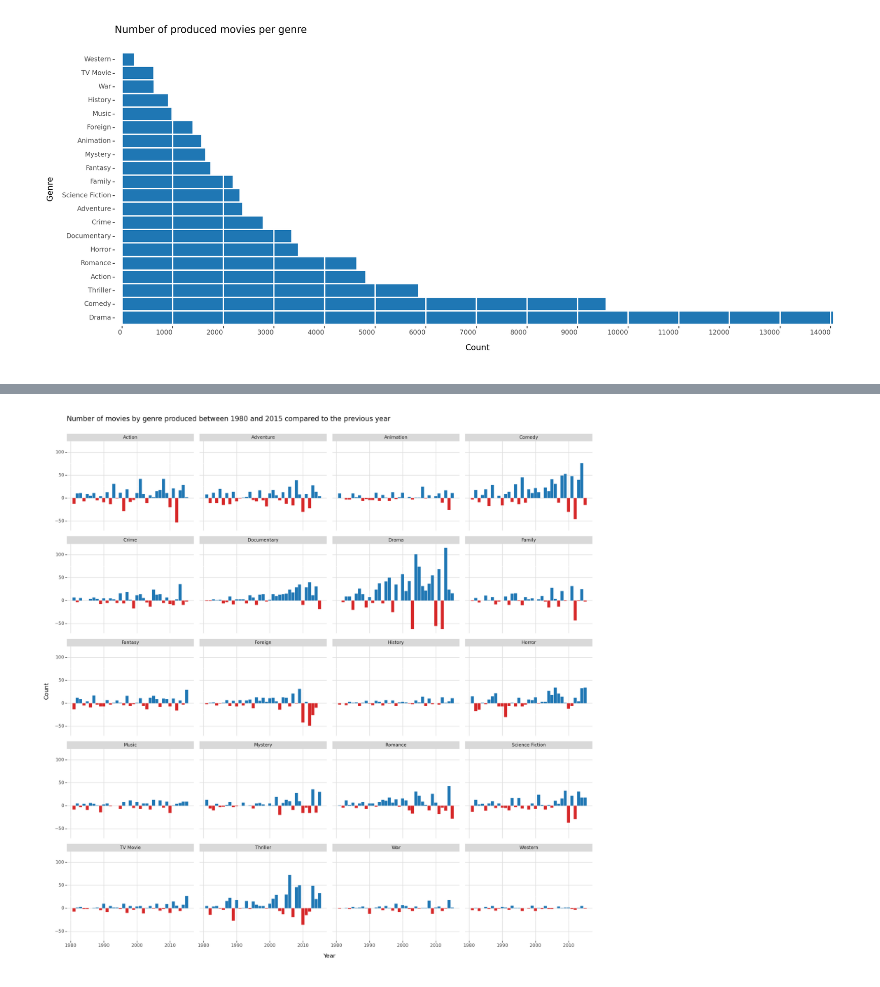
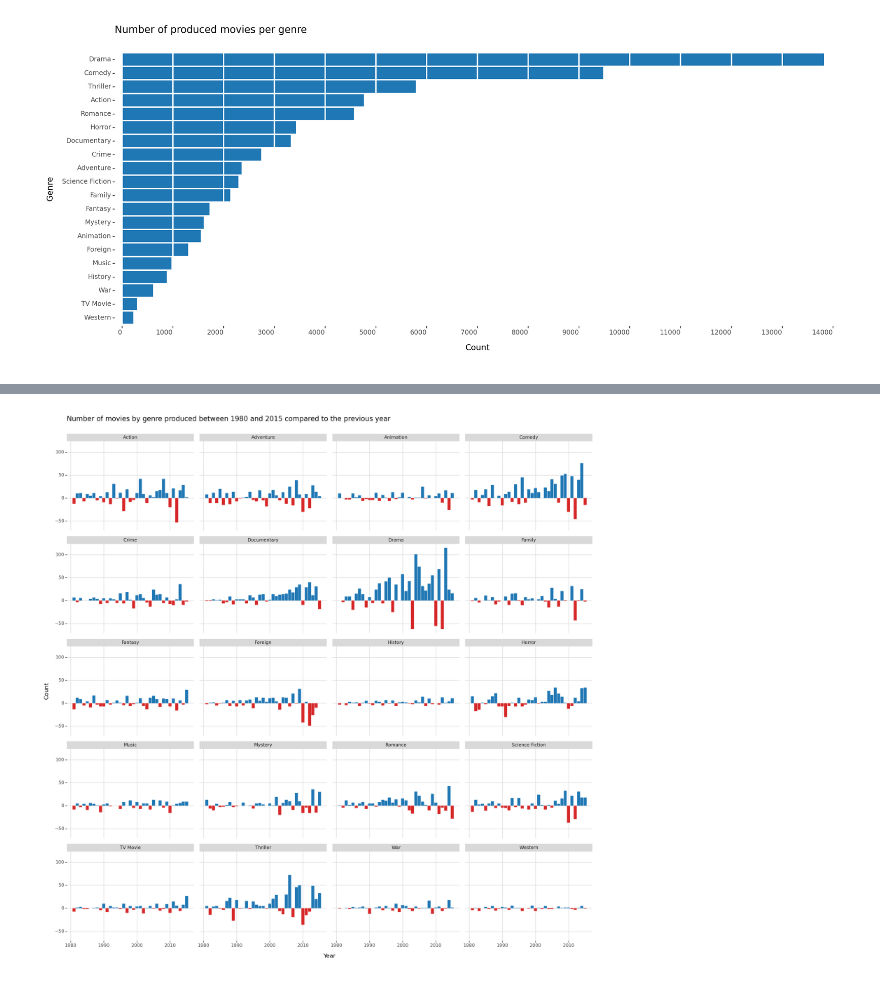
Before and after one commit to cvetkovski98/infvis-poster, a Jupyter notebook: main.ipynb, the cells around one changed output, grey strips where cells are left out. Cells and saved outputs as stored; diff of their text form; code cells hidden in the pictures.

```diff
--- a/main.ipynb
+++ b/main.ipynb
@@ -128,28 +339,33 @@ df_main.head().transpose()
+# %%
+df_main["main_genre"] = df_main["genres"].apply(
+    lambda x: x[0].strip() if len(x) > 0 else None
+)
+df_main.dropna(subset=["main_genre"], inplace=True)
 # %%
 df_genres = df_main.explode("genres")
 df_genres = df_genres.dropna(subset=["genres"])
 df_genres["genres"] = df_genres["genres"].str.strip()
 df_genres_count = df_genres.groupby("genres").size().reset_index(name="count")
 df_genres_count = df_genres_count.sort_values(by="count", ascending=False)
 
 p = (
-    p9.ggplot(df_genres_count, p9.aes('reorder(genres, -count)', 'count', fill='genres'))
+    p9.ggplot(df_genres_count, p9.aes("reorder(genres, count)", "count", fill="genres"))
     + p9.geom_bar(stat="identity", fill="#1f77b4")
     + p9.coord_flip()
     + p9.theme(legend_position="none")
     + p9.scale_y_continuous(breaks=range(0, 15000, 1000), expand=(0.01, 0.01))
     + p9.labs(x="Genre", y="Count", title="Number of produced movies per genre")
     + p9.theme(
         axis_text_x=p9.element_text(rotation=0, hjust=1),
         figure_size=(15, 6.5),
-        panel_background=p9.element_rect(fill='white'),
-        panel_grid_major=p9.element_line(color='#ffffff', size=0.5),
+        panel_background=p9.element_rect(fill="white"),
+        panel_grid_major=p9.element_line(color="#ffffff", size=0.5),
     )
     # overlay the bars with the grid lines
     + p9.geom_hline(yintercept=range(0, 15000, 1000), color="#ffffff", size=1)
     # reduce the space between the bars and the grid lines
     + p9.guides(color=p9.guide_legend(ncol=2))
 )
 p.draw()
 # %% [output]
-[figure, old version]
+[figure, new version]
```
Also changed, not shown: parts of 21 cells of this notebook, 3 other files.
